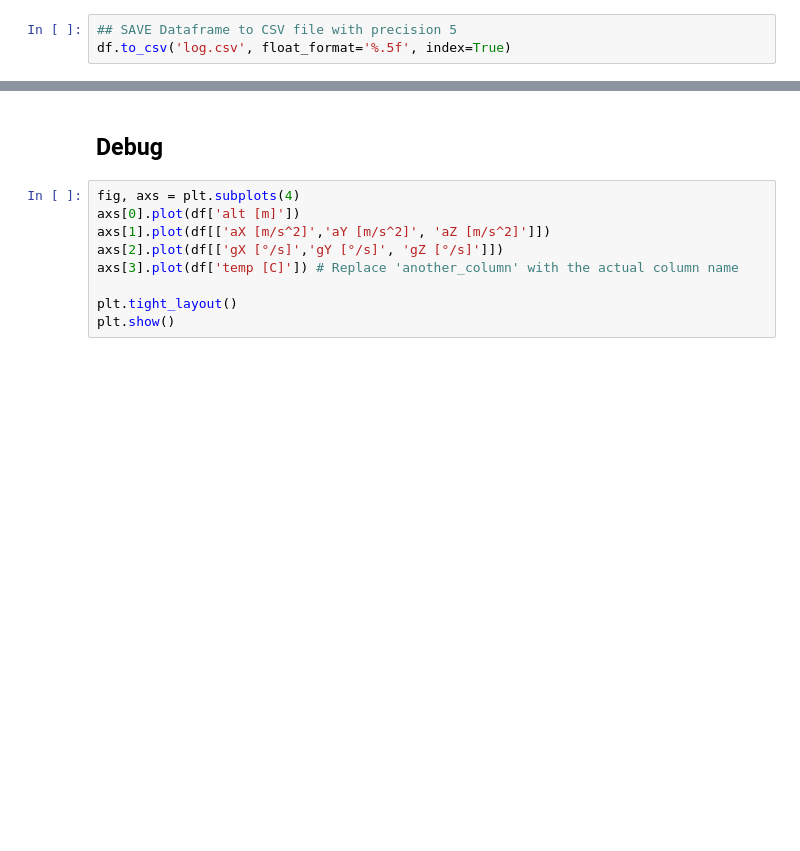
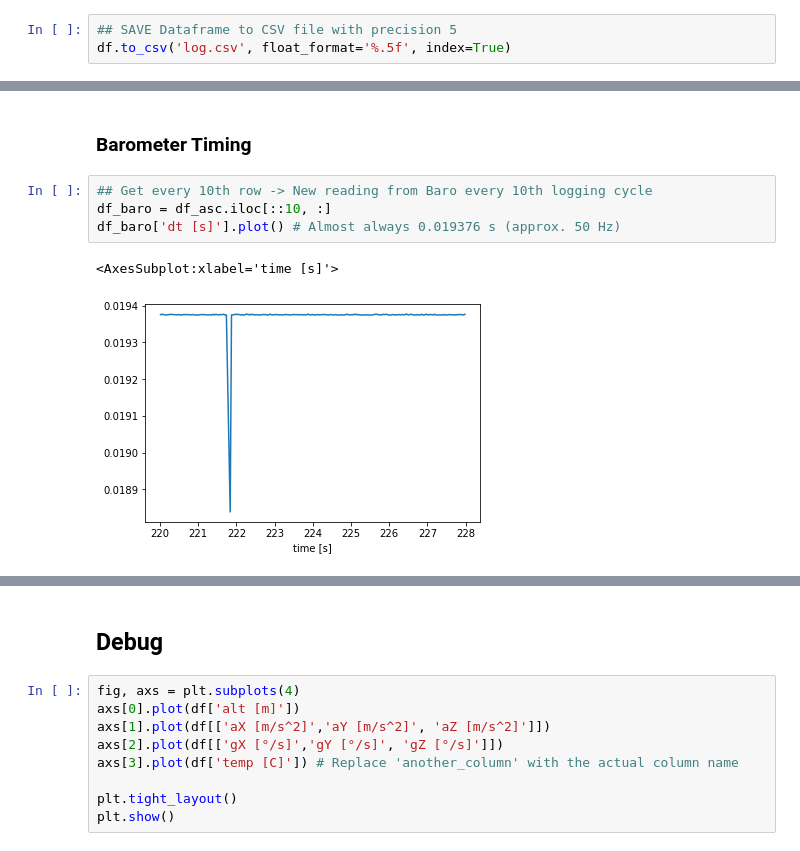
Before and after one commit to b-kelm/bRocket, a Jupyter notebook: data_logging/decode_logs.ipynb, the cells around one changed output, grey strips where cells are left out. Saved outputs shown, nothing was run; the diff lists cells and outputs as text; blank space fills up the shorter version.

```diff
--- a/data_logging/decode_logs.ipynb
+++ b/data_logging/decode_logs.ipynb
@@ -93,0 +108,9 @@ fig.savefig("log.png")
+# %% [markdown]
+### Barometer Timing
+# %%
+## Get every 10th row -> New reading from Baro every 10th logging cycle
+df_baro = df_asc.iloc[::10, :]
+df_baro['dt [s]'].plot() # Almost always 0.019376 s (approx. 50 Hz)
+# %% [output]
+<AxesSubplot:xlabel='time [s]'>
+[figure, added]
```
Also changed, not shown: parts of 17 cells of this notebook, 7 other files.
